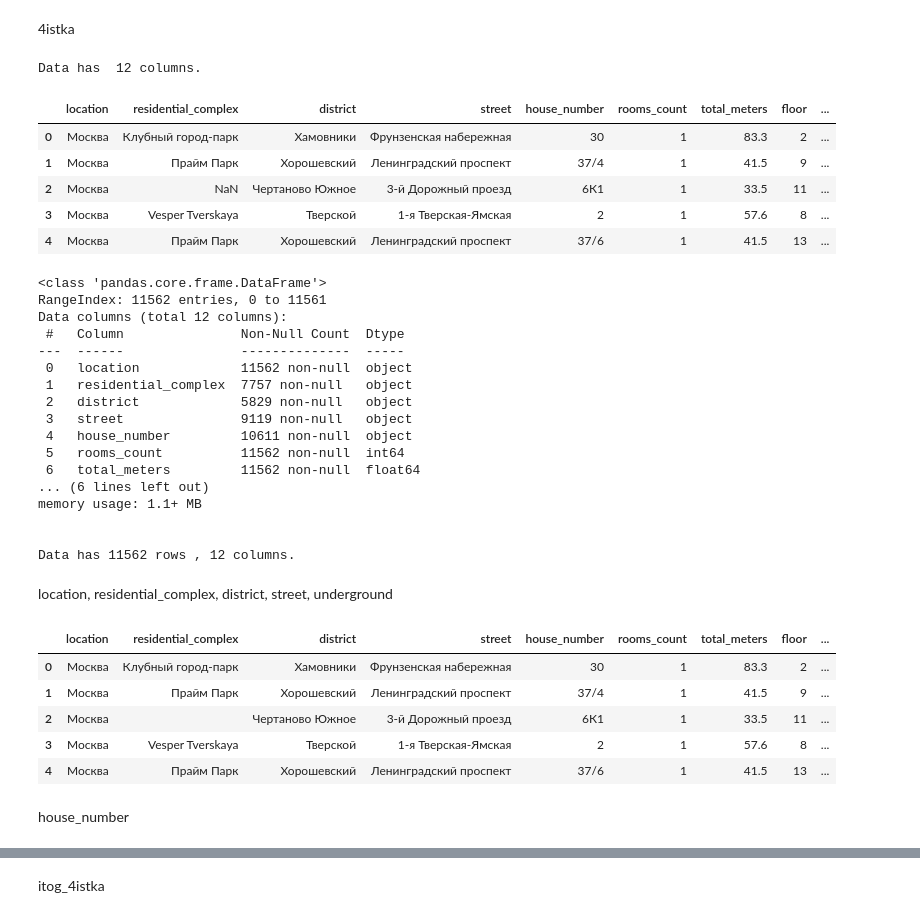
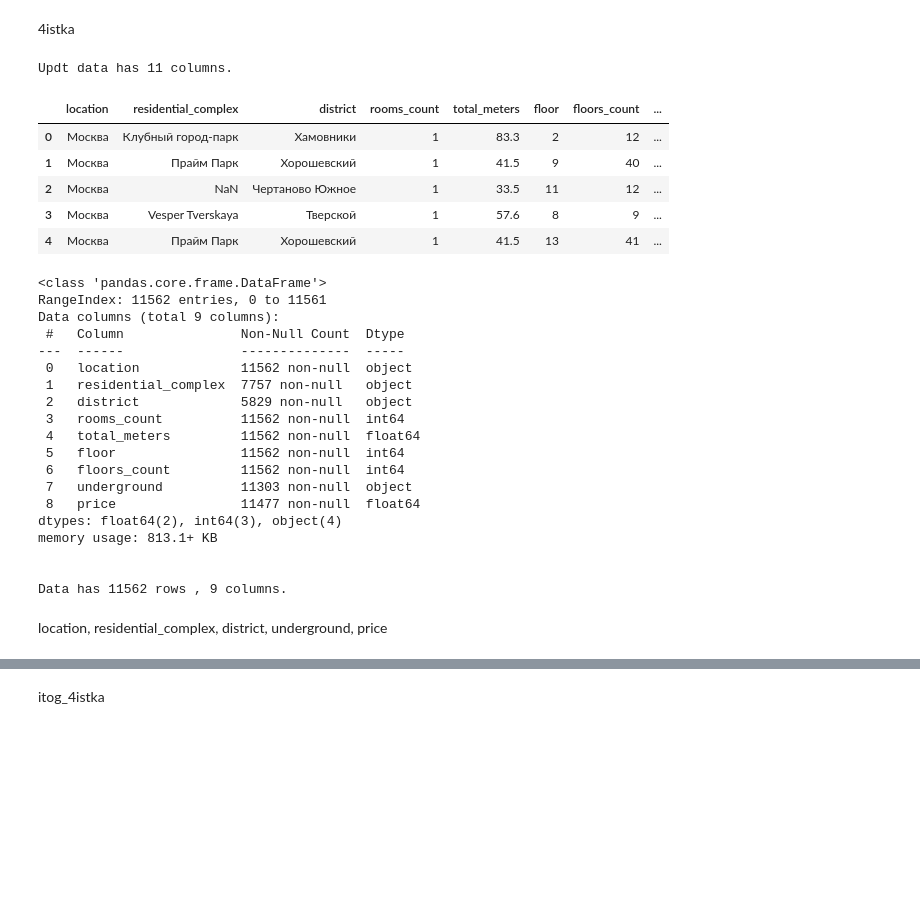
Before and after one commit to pogodaa/pred_cen_kvar, a Jupyter notebook: work.ipynb, the cells around one changed output, grey strips where cells are left out. Drawn from its saved outputs; the diff is of its cells as text; code cells hidden in the pictures; blank space fills up the shorter version.

```diff
--- a/work.ipynb
+++ b/work.ipynb
@@ -37,76 +33,56 @@ memory usage: 1.6+ MB
 # %% [markdown]
 4istka
 # %%
-df.drop(['author_type', 'author', 'deal_type', 'accommodation_type', 'price_per_month', 'commissions'], axis=1,inplace=True)
-print(f'Data has  {df.shape[1]} columns.')
+df.drop(['author_type', 'author', 'deal_type', 'accommodation_type', 'price_per_month', 'commissions', 'street'], axis=1,inplace=True)
+print(f'Updt data has {df.shape[1]} columns.')
 # %% [output]
-Data has  12 columns.
+Updt data has 11 columns.
 # %%
 new_order = [
       'location',
       'residential_complex',
       'district',
-      'street',
-      'house_number',
+      # 'street',
       'rooms_count',
       'total_meters',
       'floor',
       'floors_count',
-      'price',
       'underground',
-      'url'
+      'price'
 ]
 
 
 df = df[new_order]
 df.head()
 # %% [output]
-|  | location | residential_complex | district | street | house_number | rooms_count | total_meters | floor | ... |
-| 0 | Москва | Клубный город-парк | Хамовники | Фрунзенская набережная | 30 | 1 | 83.3 | 2 | ... |
-| 1 | Москва | Прайм Парк | Хорошевский | Ленинградский проспект | 37/4 | 1 | 41.5 | 9 | ... |
-| 2 | Москва | NaN | Чертаново Южное | 3-й Дорожный проезд | 6К1 | 1 | 33.5 | 11 | ... |
-| 3 | Москва | Vesper Tverskaya | Тверской | 1-я Тверская-Ямская | 2 | 1 | 57.6 | 8 | ... |
-| 4 | Москва | Прайм Парк | Хорошевский | Ленинградский проспект | 37/6 | 1 | 41.5 | 13 | ... |
+|  | location | residential_complex | district | rooms_count | total_meters | floor | floors_count | ... |
+| 0 | Москва | Клубный город-парк | Хамовники | 1 | 83.3 | 2 | 12 | ... |
+| 1 | Москва | Прайм Парк | Хорошевский | 1 | 41.5 | 9 | 40 | ... |
+| 2 | Москва | NaN | Чертаново Южное | 1 | 33.5 | 11 | 12 | ... |
+| 3 | Москва | Vesper Tverskaya | Тверской | 1 | 57.6 | 8 | 9 | ... |
+| 4 | Москва | Прайм Парк | Хорошевский | 1 | 41.5 | 13 | 41 | ... |
 # %%
 df.info()
 print(f'\n\nData has {df.shape[0]} rows , {df.shape[1]} columns.')
 # %% [output]
 <class 'pandas.core.frame.DataFrame'>
 RangeIndex: 11562 entries, 0 to 11561
-Data columns (total 12 columns):
+Data columns (total 9 columns):
  #   Column               Non-Null Count  Dtype
 ---  ------               --------------  -----
  0   location             11562 non-null  object
  1   residential_complex  7757 non-null   object
  2   district             5829 non-null   object
- 3   street               9119 non-null   object
- 4   house_number         10611 non-null  object
- 5   rooms_count          11562 non-null  int64
- 6   total_meters         11562 non-null  float64
-... (6 lines left out)
-memory usage: 1.1+ MB
+ 3   rooms_count          11562 non-null  int64
+ 4   total_meters         11562 non-null  float64
+ 5   floor                11562 non-null  int64
+ 6   floors_count         11562 non-null  int64
+ 7   underground          11303 non-null  object
+ 8   price                11477 non-null  float64
+dtypes: float64(2), int64(3), object(4)
+memory usage: 813.1+ KB
 
 
-Data has 11562 rows , 12 columns.
+Data has 11562 rows , 9 columns.
 # %% [markdown]
-location, residential_complex, district, street, underground
+location, residential_complex, district, underground, price
-# %%
-def replace_nan_on_pusto(df, columns):
-      for column in columns:
-            if column in df.columns:
-                  df[column] = df[column].fillna('')
-
-      return df
-
-coloumns_to_modify = ['location', 'residential_complex', 'district', 'street', 'underground']
-df = replace_nan_on_pusto(df, coloumns_to_modify)
-df.head()
-# %% [output]
-|  | location | residential_complex | district | street | house_number | rooms_count | total_meters | floor | ... |
-| 0 | Москва | Клубный город-парк | Хамовники | Фрунзенская набережная | 30 | 1 | 83.3 | 2 | ... |
-| 1 | Москва | Прайм Парк | Хорошевский | Ленинградский проспект | 37/4 | 1 | 41.5 | 9 | ... |
-| 2 | Москва |  | Чертаново Южное | 3-й Дорожный проезд | 6К1 | 1 | 33.5 | 11 | ... |
-| 3 | Москва | Vesper Tverskaya | Тверской | 1-я Тверская-Ямская | 2 | 1 | 57.6 | 8 | ... |
-| 4 | Москва | Прайм Парк | Хорошевский | Ленинградский проспект | 37/6 | 1 | 41.5 | 13 | ... |
-# %% [markdown]
-house_number
```
Also changed, not shown: parts of 14 cells of this notebook, 1 other file.
